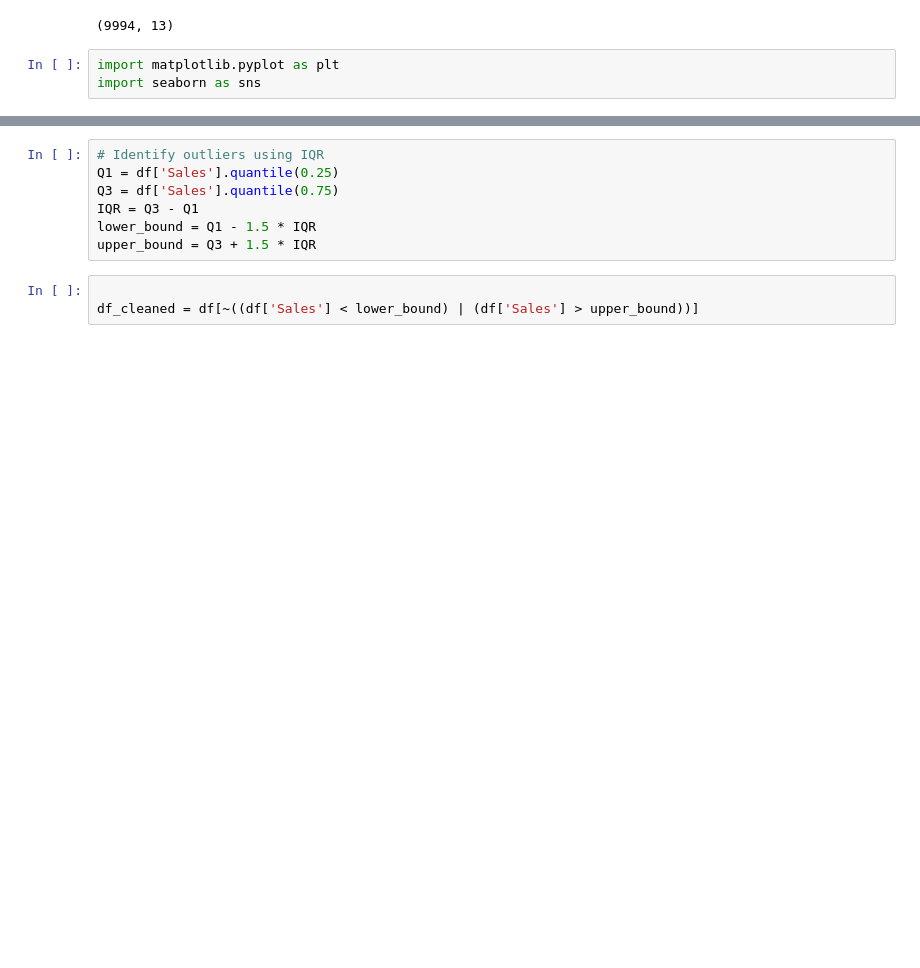
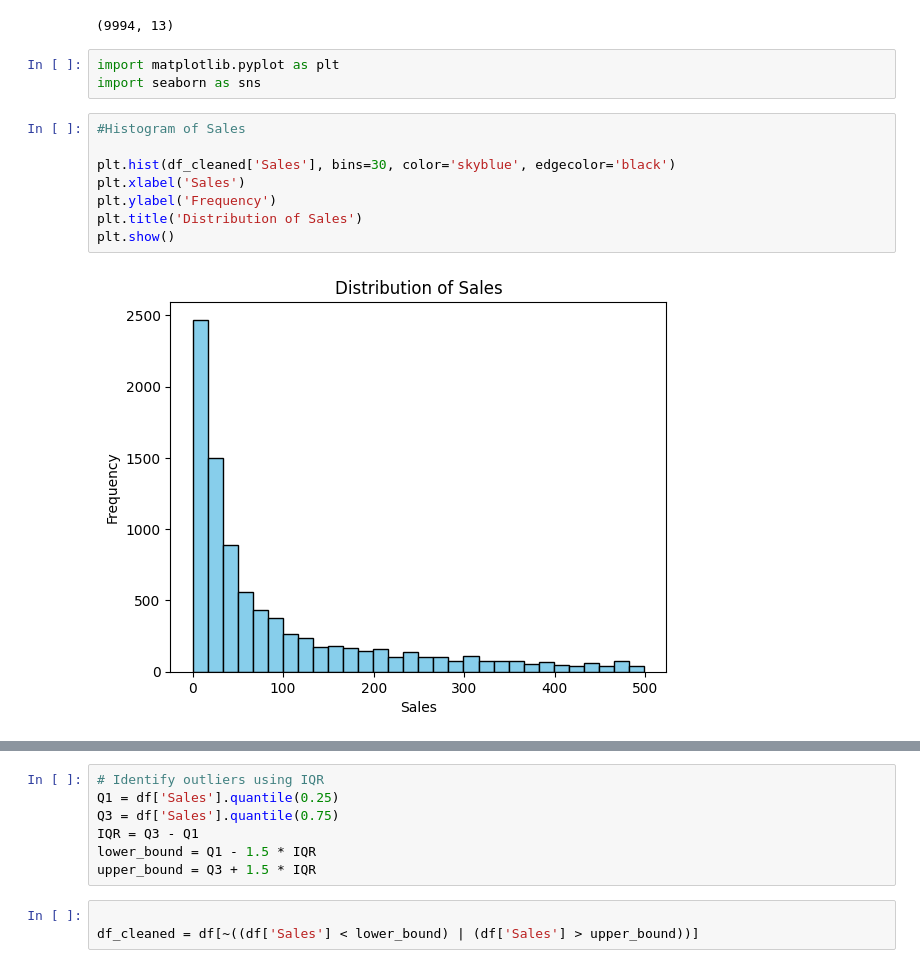
Before and after one commit to Roopa-KR/sales-intelligence-system, a Jupyter notebook: services/data_cleaning.ipynb, the cells around one changed output, grey strips where cells are left out. Saved outputs shown, nothing was run; the diff lists cells and outputs as text; blank space fills up the shorter version.

```diff
--- a/services/data_cleaning.ipynb
+++ b/services/data_cleaning.ipynb
@@ -71,3 +71,13 @@ df.shape
 # %%
 import matplotlib.pyplot as plt
 import seaborn as sns
+# %%
+#Histogram of Sales
+
+plt.hist(df_cleaned['Sales'], bins=30, color='skyblue', edgecolor='black')
+plt.xlabel('Sales')
+plt.ylabel('Frequency')
+plt.title('Distribution of Sales')
+plt.show()
+# %% [output]
+[figure, added]
```
Also changed, not shown: parts of 4 cells of this notebook.
